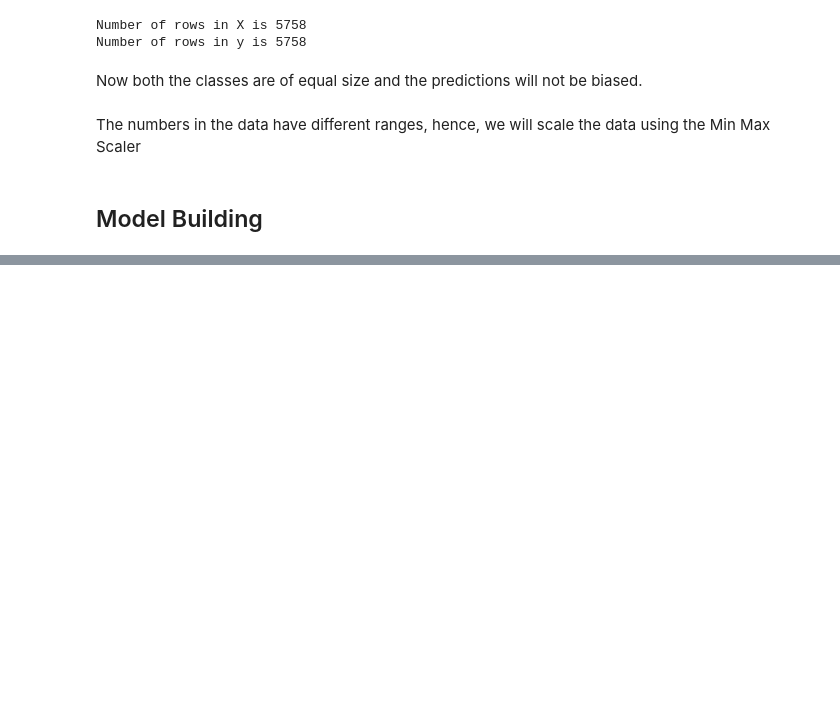
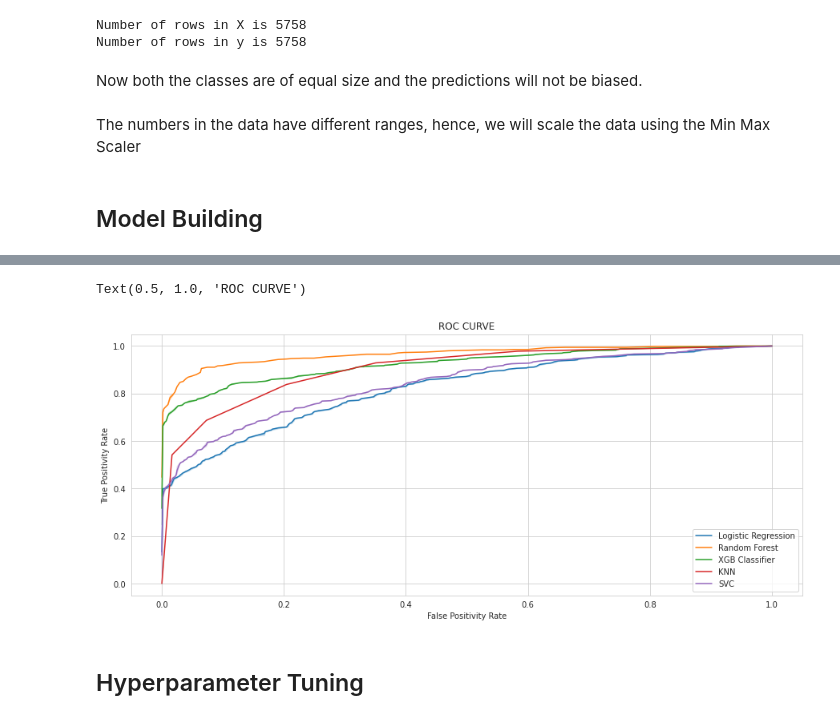
Before and after one commit to amolprabhu/Cardiovascular-Risk-Prediction, a Jupyter notebook: Cardiovascular_Risk_Prediction_Capstone_Project.ipynb, the cells around one changed output, grey strips where cells are left out. Cells and saved outputs as stored; diff of their text form; code cells hidden in the pictures; blank space fills up the shorter version.

```diff
--- a/Cardiovascular_Risk_Prediction_Capstone_Project.ipynb
+++ b/Cardiovascular_Risk_Prediction_Capstone_Project.ipynb
@@ -648 +646,14 @@ Model : SVC
 ********************
+# %%
+# Plotting ROC Curve for all the models
+plt.figure(figsize=(15,6))
+for name, value in curve.items():
+  sns.lineplot(x = value[0], y = value[1], label = name)
+plt.xlabel('False Positivity Rate')
+plt.ylabel('True Positivity Rate')
+plt.title('ROC CURVE')
+# %% [output]
+Text(0.5, 1.0, 'ROC CURVE')
+[figure, added]
+# %% [markdown]
+## Hyperparameter Tuning
```
Also changed, not shown: parts of 18 cells of this notebook.
